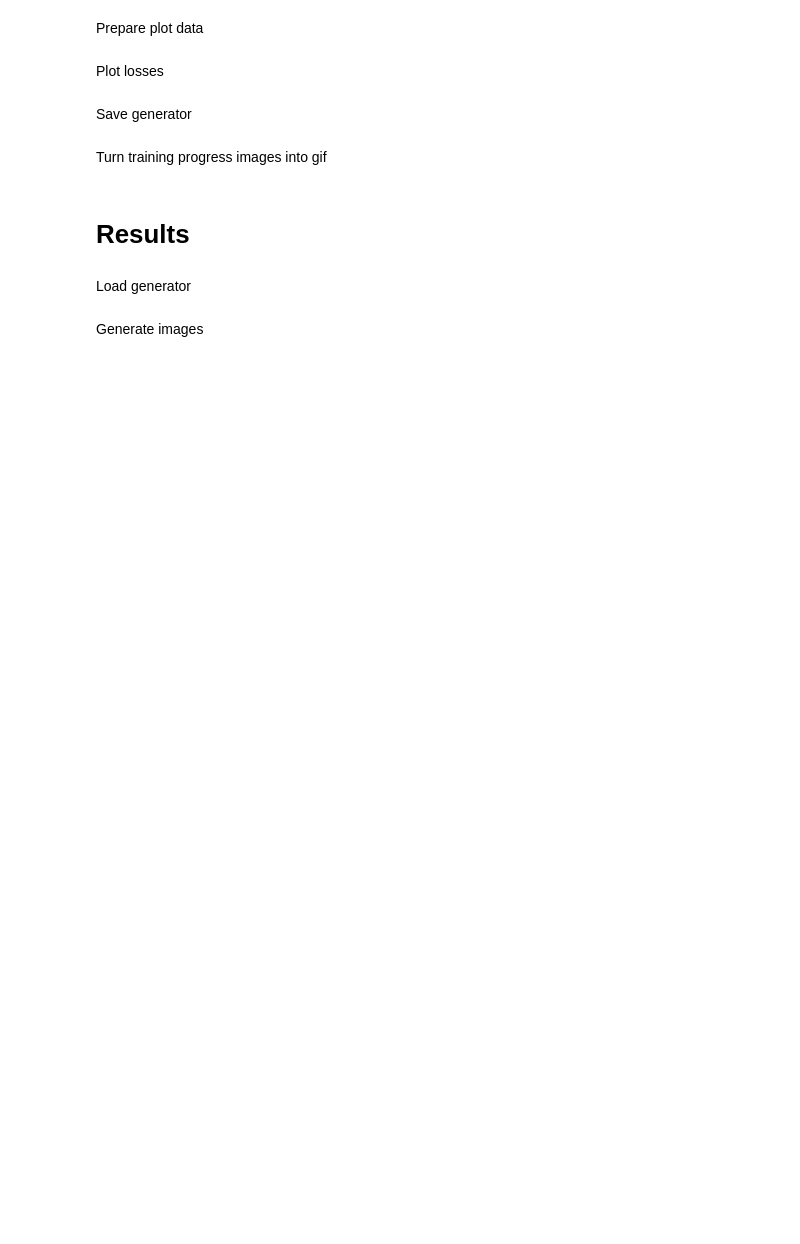
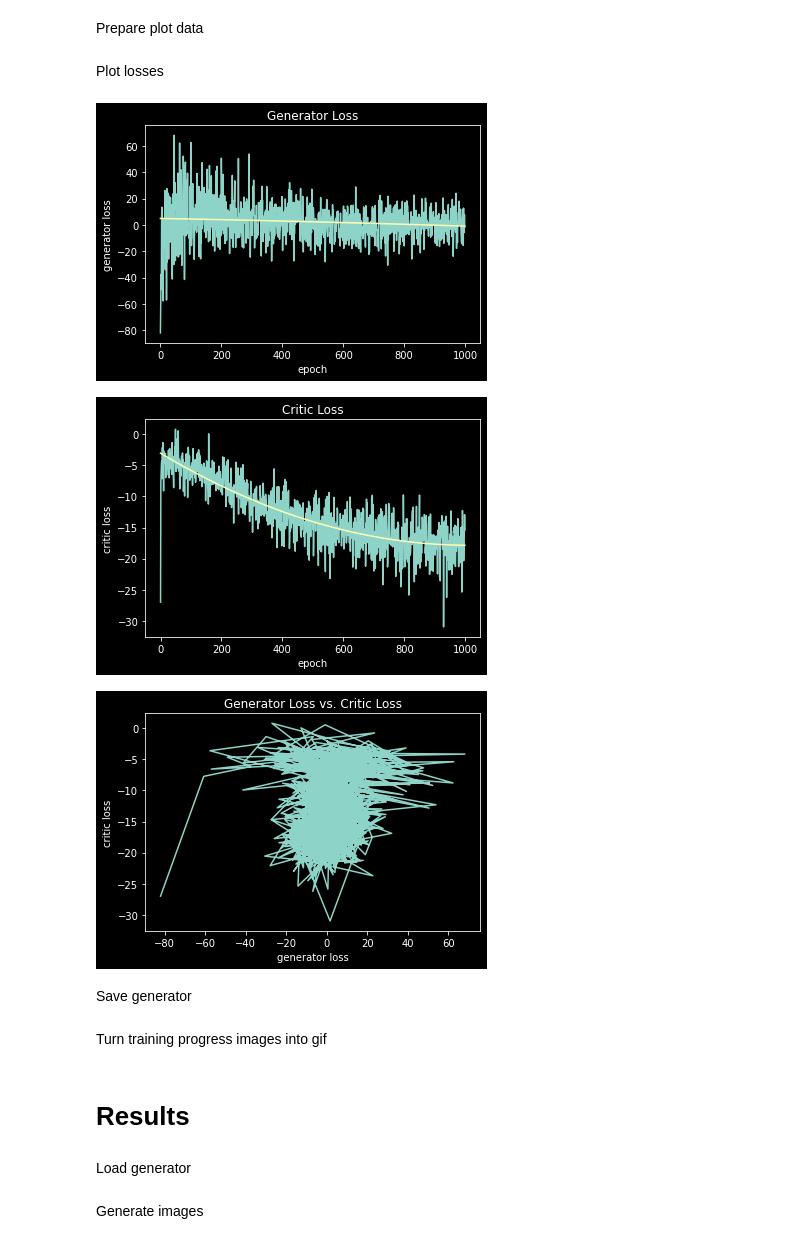
Before and after one commit to PScottZero/wgan-gp, a Jupyter notebook: wgan_gp.ipynb, the cells around one changed output. Drawn from its saved outputs; the diff is of its cells as text; code cells hidden in the pictures; blank space fills up the shorter version.

```diff
--- a/wgan_gp.ipynb
+++ b/wgan_gp.ipynb
@@ -348,11 +375,15 @@ Restore if necessary
 # %%
 checkpoint_num = None
 
+save_freq = 20
+
 seed = np.load(f'seeds/{dataset_name}_seed.npy')
-generator_losses = list(np.load(f'{losses_dir}/generator_losses.npy'))[:60]
-critic_losses = list(np.load(f'{losses_dir}/critic_losses.npy'))[:60]
+generator_losses = list(np.load(f'{losses_dir}/generator_losses.npy'))
+critic_losses = list(np.load(f'{losses_dir}/critic_losses.npy'))
 
 if checkpoint_num:
+  generator_losses = generator_losses[:checkpoint_num * save_freq]
+  critic_losses = critic_losses[:checkpoint_num * save_freq]
   with open(f'{checkpoint_dir}/checkpoint', 'w') as ckpt:
     ckpt.write(
       f'''
@@ -369,42 +408,44 @@ train(dataset, 300)
 # %% [markdown]
 Prepare plot data
 # %%
-generator_losses = np.array(generator_losses)
-critic_losses = np.array(critic_losses)
+def get_poly_curve(y_values):
+  x = np.arange(len(y_values))
+  y = np.array(y_values)
+  curve = np.polyfit(x, y, 2)
+  poly_y = np.sum([a * x ** (2 - i) for i, a in enumerate(curve)], axis=0)
+  return x, poly_y
 
-def get_poly_curve(x=[], y=[], deg=2):
-  if len(x) == 0: x = np.arange(len(y))
-  curve = np.polyfit(x, y, deg)
-  y = np.sum([a * x ** (deg - i) for i, a in enumerate(curve)], axis=0)
-  return x, y
-
-generator_curve_x, generator_curve_y = get_poly_curve(y=generator_losses)
-critic_curve_x, critic_curve_y = get_poly_curve(y=critic_losses)
+generator_curve_x, generator_curve_y = get_poly_curve(generator_losses)
+critic_curve_x, critic_curve_y = get_poly_curve(critic_losses)
 # %% [markdown]
 Plot losses
 # %%
 # plot generator loss
 plt.plot(generator_losses)
 plt.plot(generator_curve_x, generator_curve_y)
 plt.title('Generator Loss')
 plt.xlabel('epoch')
 plt.ylabel('generator loss')
 plt.show()
 
 # plot critic loss
 plt.plot(critic_losses)
 plt.plot(critic_curve_x, critic_curve_y)
 plt.title('Critic Loss')
 plt.xlabel('epoch')
 plt.ylabel('critic loss')
 plt.show()
 
 # show zero-sum
-plt.plot(critic_losses, generator_losses)
-plt.title('Critic Loss vs. Generator Loss')
+plt.plot(generator_losses, critic_losses)
+plt.title('Generator Loss vs. Critic Loss')
 plt.xlabel('generator loss')
 plt.ylabel('critic loss')
 plt.show()
+# %% [output]
+[figure, added]
+[figure, added]
+[figure, added]
 # %% [markdown]
 Save generator
 # %%
```
Also changed, not shown: parts of 8 cells of this notebook, 1 other file.
